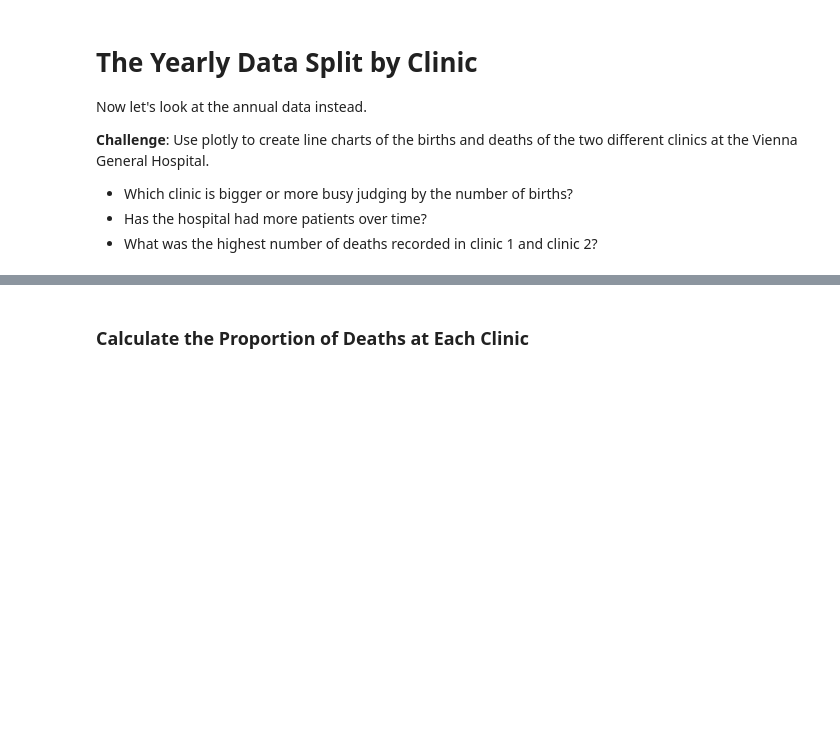
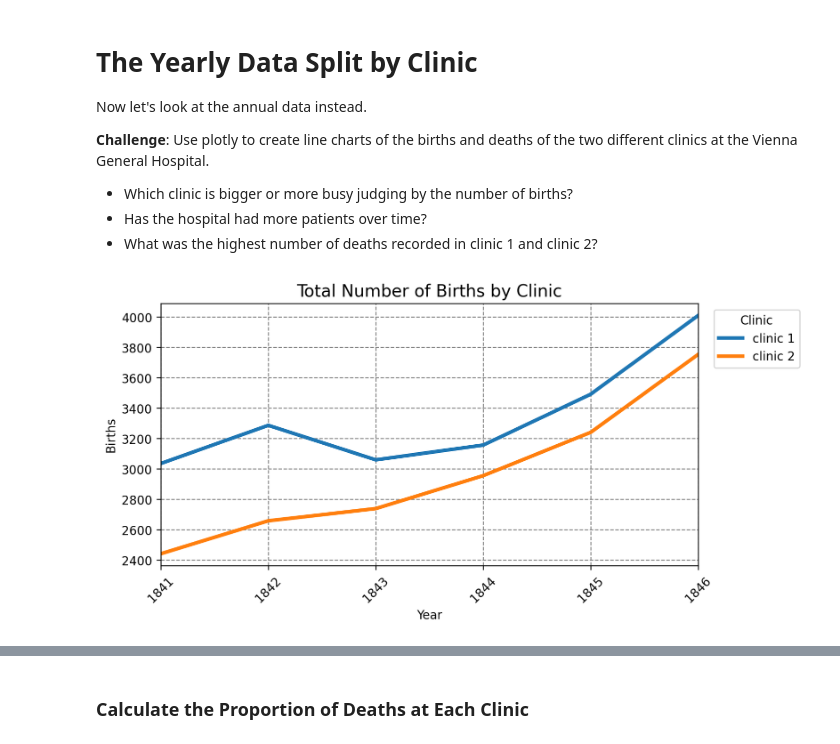
Before and after one commit to zoard-ehmann/100-days-of-python, a Jupyter notebook: Day79/Handwashing_Analysis/Dr_Semmelweis_Handwashing_Discovery.ipynb, the cells around one changed output, grey strips where cells are left out. Cells and saved outputs as stored; diff of their text form; code cells hidden in the pictures; blank space fills up the shorter version.

Commit message:
Analysing the yearly data split by clinic

```diff
--- a/Day79/Handwashing_Analysis/Dr_Semmelweis_Handwashing_Discovery.ipynb
+++ b/Day79/Handwashing_Analysis/Dr_Semmelweis_Handwashing_Discovery.ipynb
@@ -233,3 +233,31 @@ Now let's look at the annual data instead.
 * Which clinic is bigger or more busy judging by the number of births?
 * Has the hospital had more patients over time?
 * What was the highest number of deaths recorded in clinic 1 and clinic 2?
+# %%
+# Solution #1
+
+plt.figure(figsize=(8,4), dpi=200)
+plt.title('Total Number of Births by Clinic', fontsize=14)
+plt.xticks(fontsize=10, rotation=45)
+plt.yticks(fontsize=10)
+
+plt.xlabel('Year', fontsize=10)
+plt.ylabel('Births', fontsize=10)
+
+plt.xlim([df_yearly.year.min(), df_yearly.year.max()])
+
+plt.grid(linestyle='--', color='gray')
+
+for clinic in df_yearly.clinic.unique():
+    plt.plot(
+        'year',
+        'births',
+        data=df_yearly.query('clinic == @clinic'),
+        linewidth=3,
+        label=clinic
+    )
+
+plt.legend(title='Clinic', loc='upper right', bbox_to_anchor=(1.2, 1))
+plt.show()
+# %% [output]
+[figure, added]
```
Also changed, not shown: parts of 7 cells of this notebook.
